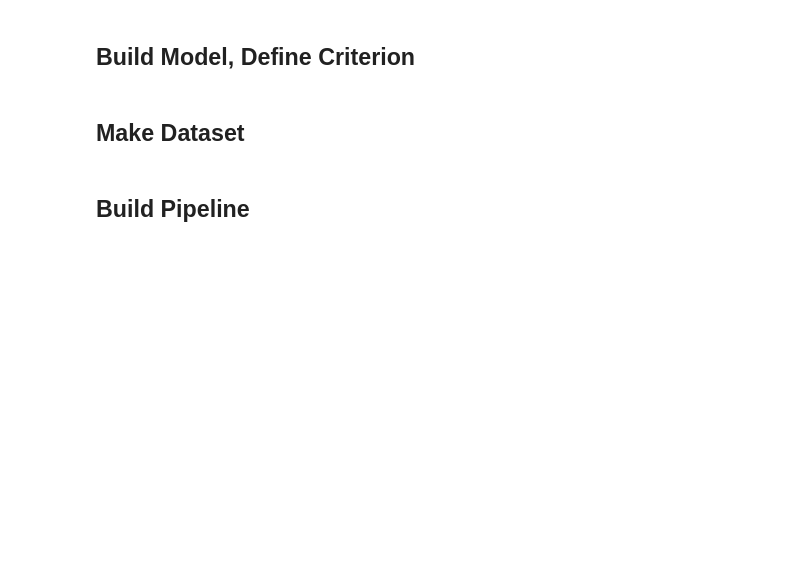
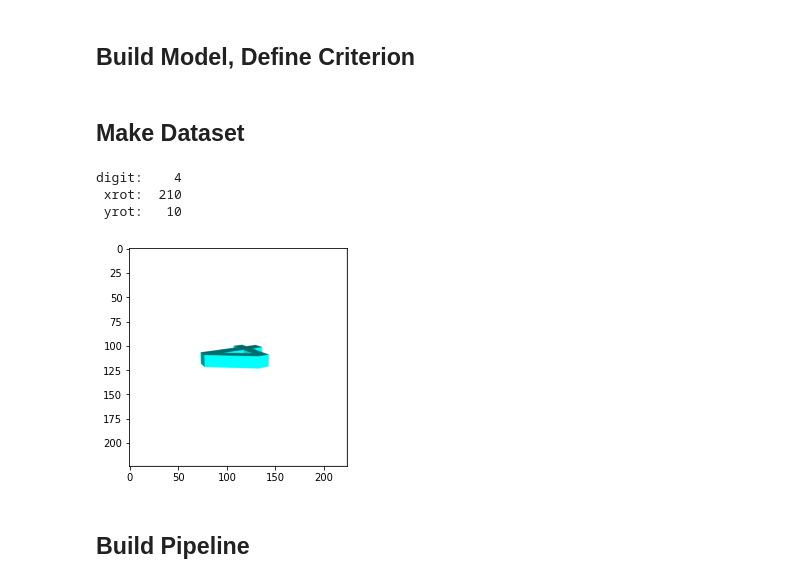
Before and after one commit to smdsbz/MultiviewDiscriminator, a Jupyter notebook: testfield.ipynb, the cells around one changed output. Cells and saved outputs as stored; diff of their text form; code cells hidden in the pictures; blank space fills up the shorter version.

```diff
--- a/testfield.ipynb
+++ b/testfield.ipynb
@@ -142,3 +140,7 @@ device = torch.device('cpu')
+# %%
+os.environ['CUDA_VISIBLE_DEVICES'] = '0'
+device = torch.device('cuda' if torch.cuda.is_available() else 'cpu')
+# device = torch.device('cpu')
 # %% [markdown]
 ## Build Model, Define Criterion
 # %%
@@ -153,15 +155,19 @@ what_oritent_crit = nn.MSELoss()
 # %%
 from datautils import DigitDataset
 dataloader = DigitDataset('../download/', grayscale=False, device=device)
 
-if False:
+if True:
     img, lbl = dataloader.sample()
     display.clear_output()
     print('digit:{: 5}'.format(lbl[0]))
     print(' xrot:{: 5}'.format(lbl[1]))
     print(' yrot:{: 5}'.format(lbl[2]))
     plt.imshow(img); plt.show()
-    time.sleep(0.5)
+# %% [output]
+digit:    4
+ xrot:  210
+ yrot:   10
+[figure, added]
 # %% [markdown]
 ## Build Pipeline
 # %%
```
Also changed, not shown: parts of 8 cells of this notebook, 4 other files.
